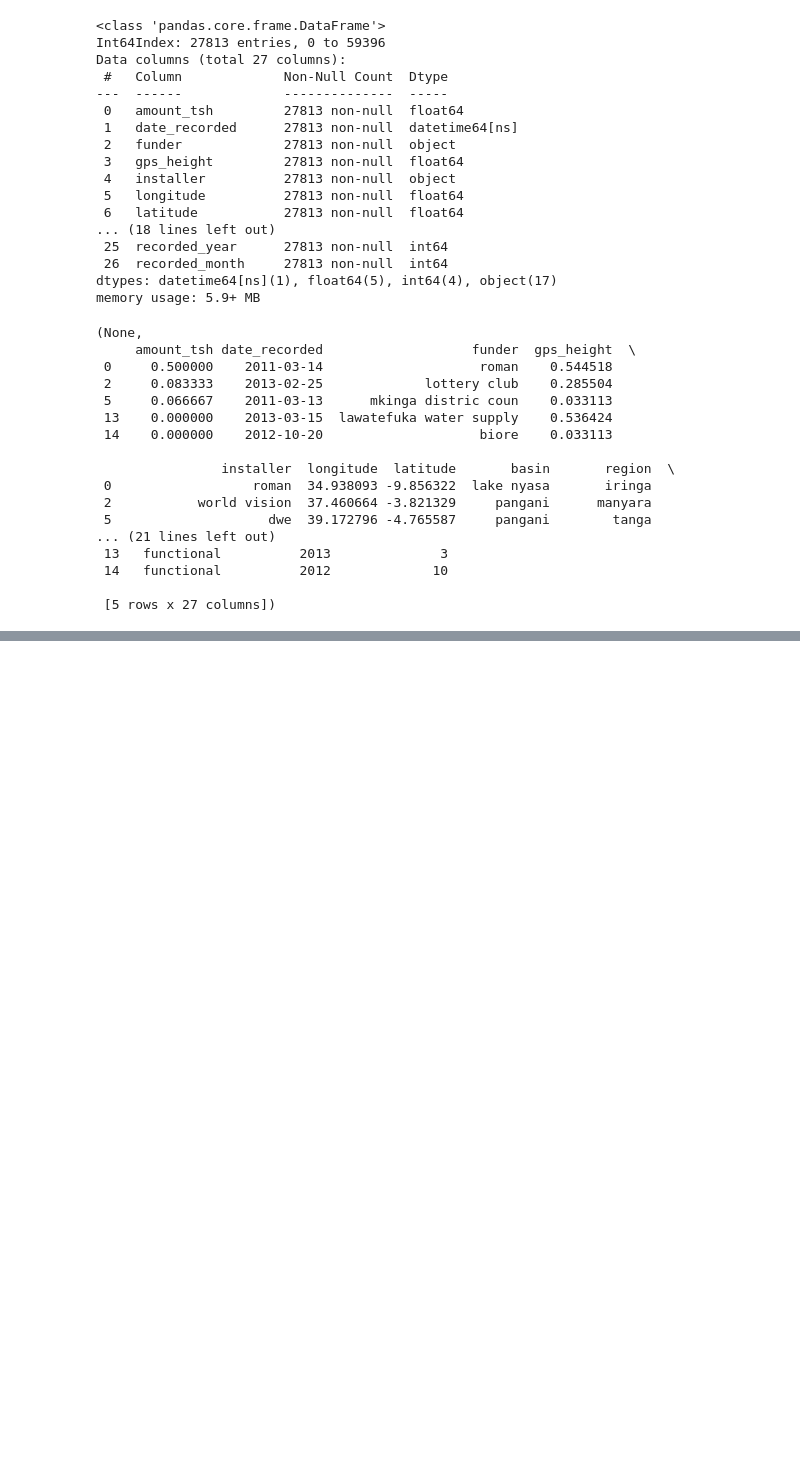
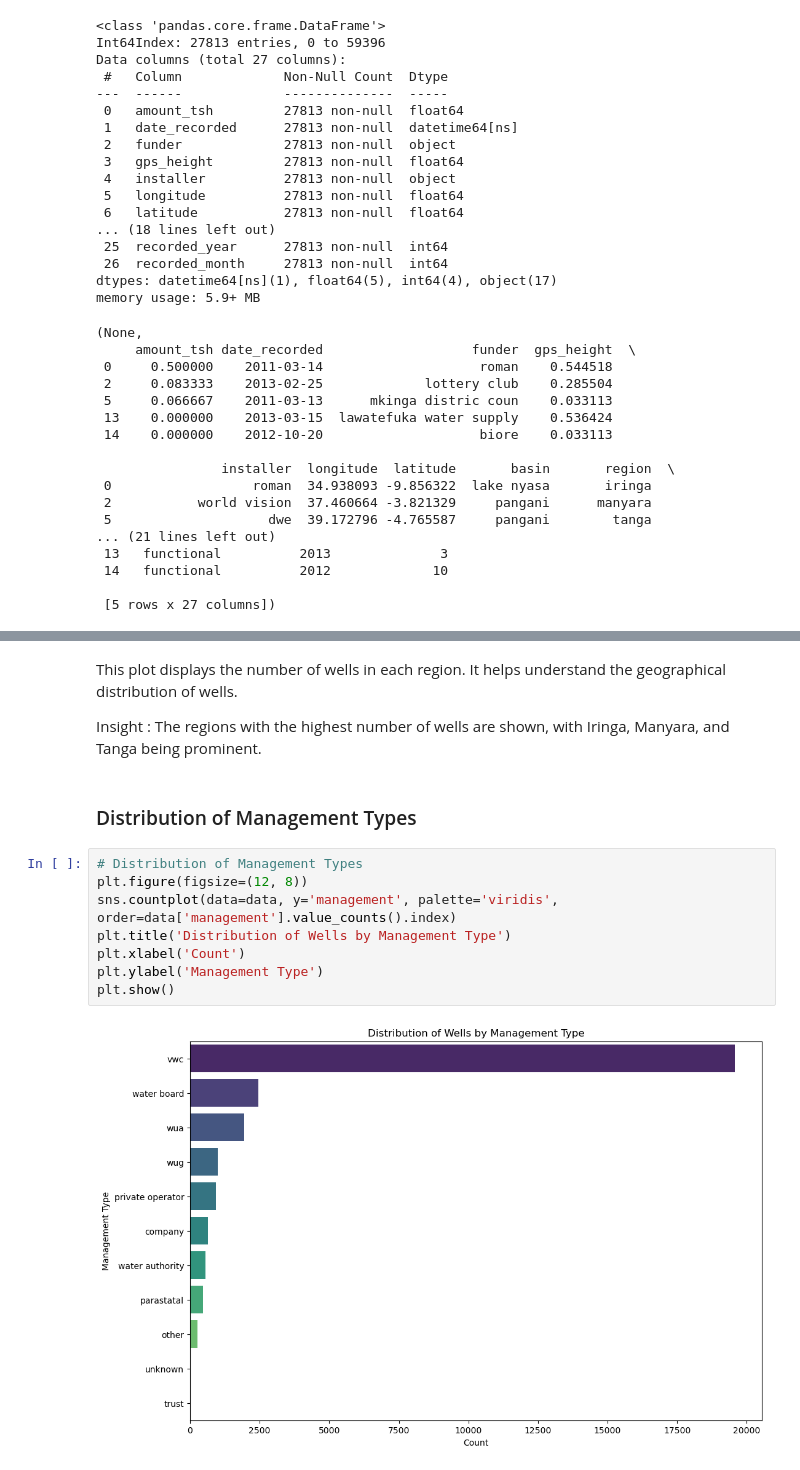
Before and after one commit to dennis2440/dsc-phase-3-project, a Jupyter notebook: Projetct.ipynb, the cells around one changed output, grey strips where cells are left out. Saved outputs shown, nothing was run; the diff lists cells and outputs as text; blank space fills up the shorter version.

```diff
--- a/Projetct.ipynb
+++ b/Projetct.ipynb
@@ -252,0 +285,16 @@ memory usage: 5.9+ MB
+# %% [markdown]
+This plot displays the number of wells in each region. It helps understand the geographical distribution of wells.
+
+Insight : The regions with the highest number of wells are shown, with Iringa, Manyara, and Tanga being prominent.
+# %% [markdown]
+### Distribution of Management Types
+# %%
+# Distribution of Management Types
+plt.figure(figsize=(12, 8))
+sns.countplot(data=data, y='management', palette='viridis', order=data['management'].value_counts().index)
+plt.title('Distribution of Wells by Management Type')
+plt.xlabel('Count')
+plt.ylabel('Management Type')
+plt.show()
+# %% [output]
+[figure, added]
```
Also changed, not shown: parts of 25 cells of this notebook.
